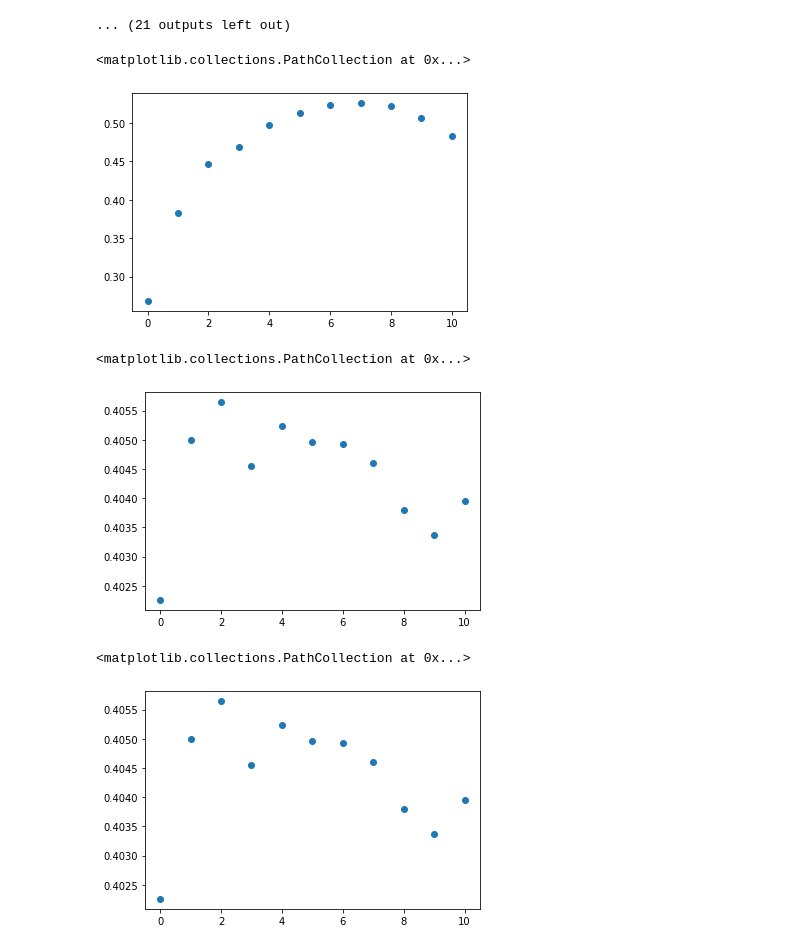
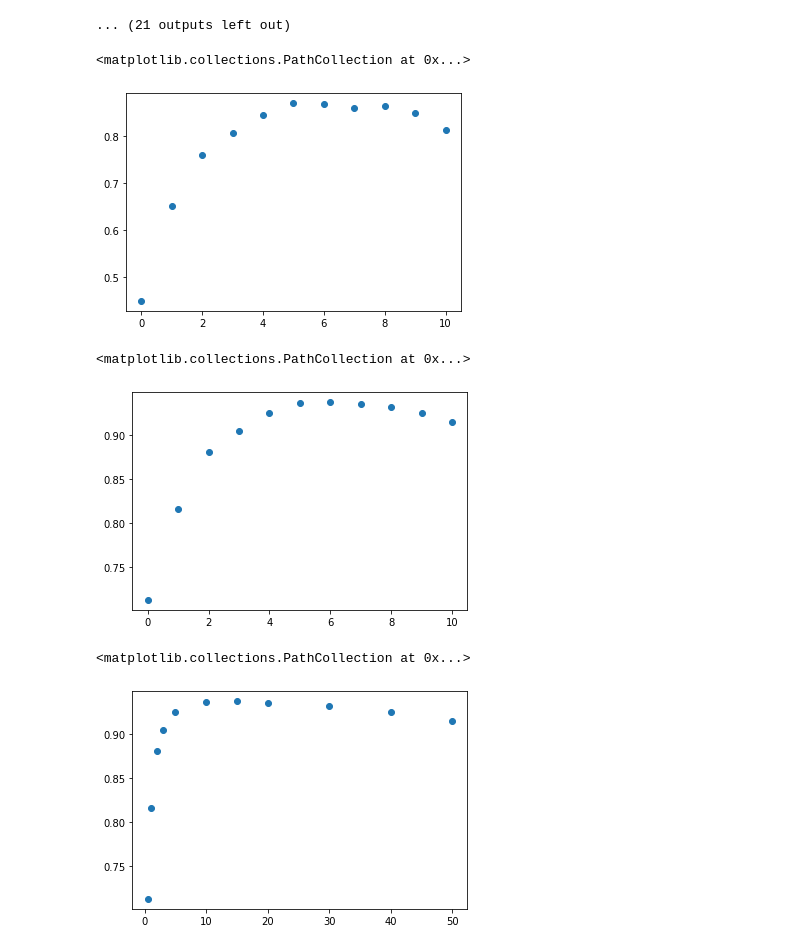
Before and after one commit to lareaulab/analysis_psix, a Jupyter notebook: simulations/simulation_analysis_three.ipynb, the cells around one changed output. Drawn from its saved outputs; the diff is of its cells as text; code cells hidden in the pictures.

Commit message:
some plots for fig 1

```diff
--- a/simulations/simulation_analysis_three.ipynb
+++ b/simulations/simulation_analysis_three.ipynb
@@ -16,6 +16,17 @@ from sklearn.metrics import f1_score
 from sklearn.metrics import auc
 
 cm = 1/2.54
+
+plt.rcParams["axes.edgecolor"] = "black"
+plt.rcParams["axes.linewidth"] = 1
+plt.rcParams["axes.facecolor"] = 'white'
+
+import matplotlib as mpl
+import numpy as np
+from matplotlib import pyplot as plt
+
+mpl.rcParams["mathtext.fontset"] = "stix"
+mpl.rcParams['pdf.fonttype'] = 42
 # %%
 from scipy.stats import kruskal
 from statsmodels.stats.multitest import multipletests
@@ -584,6 +595,18 @@ psix_200 = pd.read_csv('k_sensitivity_3lineages/k_200.tab.gz', sep='\t', index_c
 psix_300 = pd.read_csv('k_sensitivity_3lineages/k_300.tab.gz', sep='\t', index_col=0)
 psix_400 = pd.read_csv('k_sensitivity_3lineages/k_400.tab.gz', sep='\t', index_col=0)
 psix_500 = pd.read_csv('k_sensitivity_3lineages/k_500.tab.gz', sep='\t', index_col=0)
+# %%
+from scipy.special import logit, expit
+from sklearn.metrics import precision_recall_curve
+from sklearn.metrics import recall_score
+from sklearn.metrics import f1_score
+from sklearn.metrics import auc
+
+platonic_psi = pd.read_csv('three_lineages/sim_output/psi_platonic.tab.gz', sep='\t',
+                               names = ['cell_'+str(i+1) for i in range(1000)])
+platonic_psi.index = ['gene' + str(i+1) for i in range(5000)]
+
+platonic_psi = expit(platonic_psi)
 # %%
 from scipy.special import logit, expit
 from sklearn.metrics import precision_recall_curve
@@ -601,7 +624,7 @@ y = []
 for i in range(5000):
     if ('gene'+str(i+1)) in psix_5.index:
 
-        if (platonic_psi.loc['gene'+str(i+1)].max() - platonic_psi.loc['gene'+str(i+1)].min()) >= 0.000001:
+        if (platonic_psi.loc['gene'+str(i+1)].max() - platonic_psi.loc['gene'+str(i+1)].min()) >= 0.2:
             y.append(1)
             pos.append('gene'+str(i+1))
             order.append('gene'+str(i+1))
@@ -618,7 +641,7 @@ recall_list = [f1_score(y, x.loc[order].qvals <= 0.05) for x in [psix_5, psix_10
 plt.scatter(range(len(recall_list)), recall_list)
 # %% [output]
 <matplotlib.collections.PathCollection at 0x...>
-[figure, old version]
+[figure, new version]
 # %%
 from scipy.special import logit, expit
 from sklearn.metrics import precision_recall_curve
@@ -657,33 +680,33 @@ for x in [psix_5, psix_10, psix_20, psix_30, psix_50, psix_100, psix_150, psix_2
 plt.scatter(range(len(recall_list)), recall_list)
 # %% [output]
 <matplotlib.collections.PathCollection at 0x...>
-[figure, old version]
+[figure, new version]
 # %%
 pos = []
 neg = []
 for i in range(5000):
     if ('gene'+str(i+1)) in psix_5.index:
 
         if (platonic_psi.loc['gene'+str(i+1)].max() - platonic_psi.loc['gene'+str(i+1)].min()) >= 0.2:
             pos.append('gene'+str(i+1))
         else:
         #elif ds[i] == 0:
             neg.append('gene'+str(i+1))
 
 
 labels = [1]*len(pos) + [0]*len(neg)
 order = list(pos) + list(neg)
 
 
 y_ = list(((platonic_psi.max(axis=1) - platonic_psi.min(axis=1)) >= 0.2).astype(int).loc[order])
 
 recall_list = []
 for x in [psix_5, psix_10, psix_20, psix_30, psix_50, psix_100, psix_150, psix_200, psix_300, psix_400, psix_500]:
     pre, rec, thres = precision_recall_curve(y_, x.loc[order].psix_score)
 
     recall_list.append(auc(rec, pre))
 
-plt.scatter(range(len(recall_list)), recall_list)
+plt.scatter([0.5, 1, 2, 3, 5, 10, 15, 20, 30, 40, 50], recall_list)
 # %% [output]
 <matplotlib.collections.PathCollection at 0x...>
-[figure, old version]
+[figure, new version]
```
Also changed, not shown: parts of 4 cells of this notebook, 12 other files.
